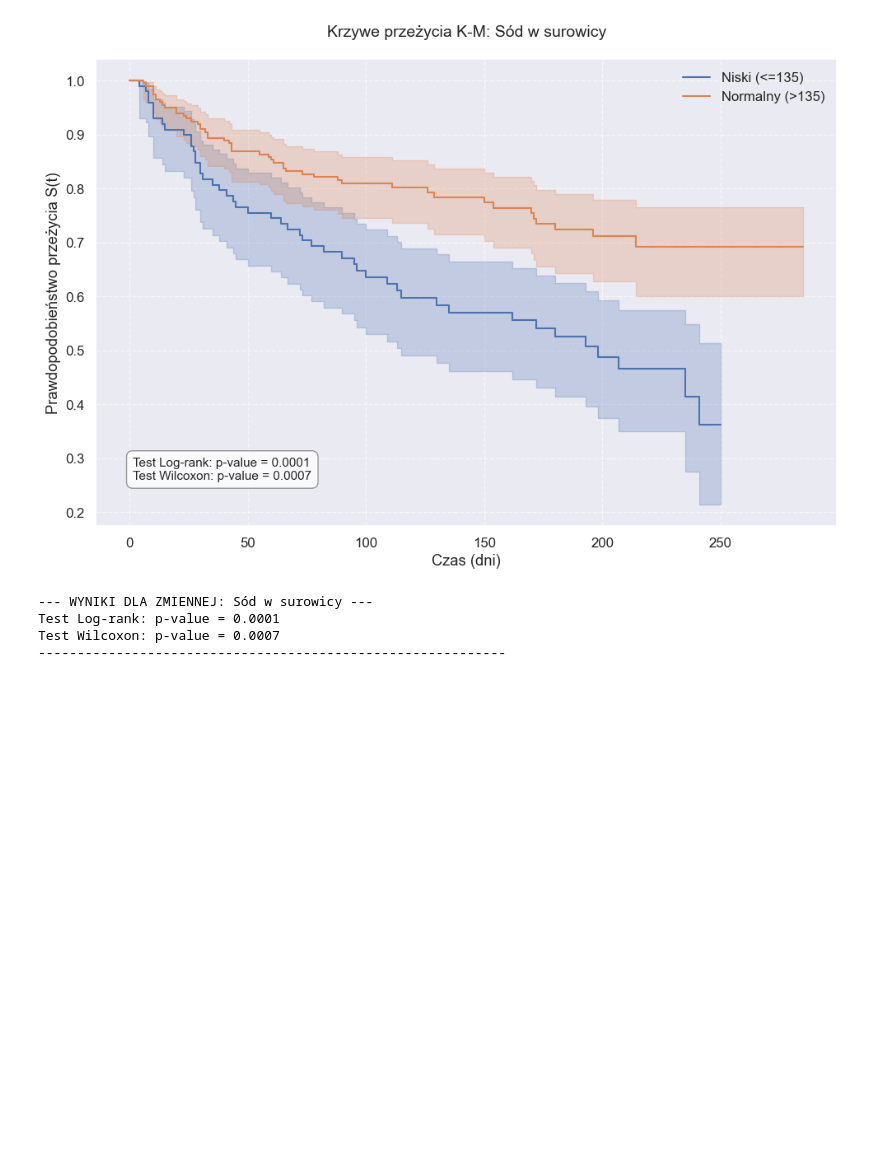
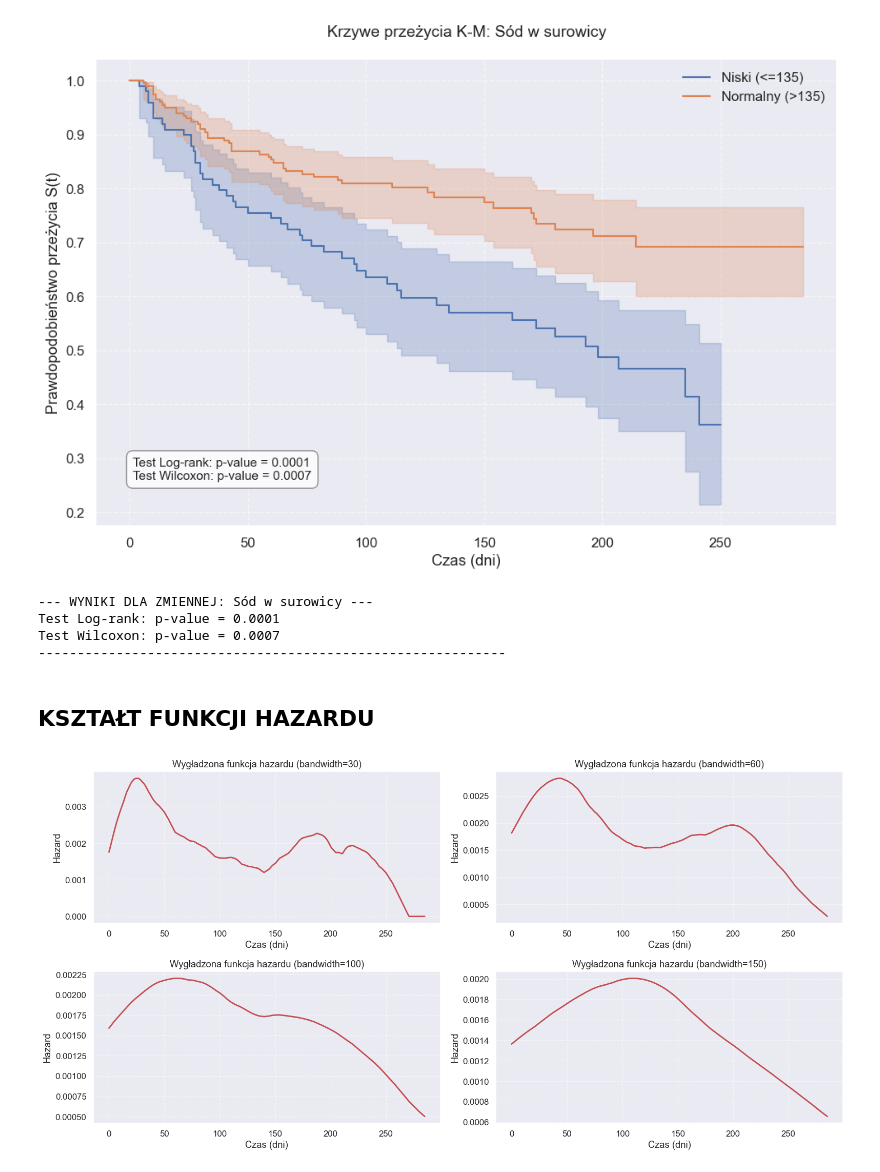
Before and after one commit to MadejMatt/ACT_projekt, a Jupyter notebook: 02_modele_nieparametryczne.ipynb, the cells around one changed output. Drawn from its saved outputs; the diff is of its cells as text; code cells hidden in the pictures; blank space fills up the shorter version.

```diff
--- a/02_modele_nieparametryczne.ipynb
+++ b/02_modele_nieparametryczne.ipynb
@@ -202,3 +297,5 @@ analiza_nieparametryczna_grup(df, 'sodium_cat', {0: 'Niski (<=135)', 1: 'Normaln
 Test Log-rank: p-value = 0.0001
 Test Wilcoxon: p-value = 0.0007
 ------------------------------------------------------------
+# %% [markdown]
+## KSZTAŁT FUNKCJI HAZARDU
@@ -204,0 +351,4 @@ Test Wilcoxon: p-value = 0.0007
+# %%
+ksztalt_hazardu_populacja(df, time_col='time', event_col='DEATH_EVENT', bandwidths=[30, 60, 100, 150])
+# %% [output]
+[figure, added]
```
Also changed, not shown: parts of 12 cells of this notebook.
